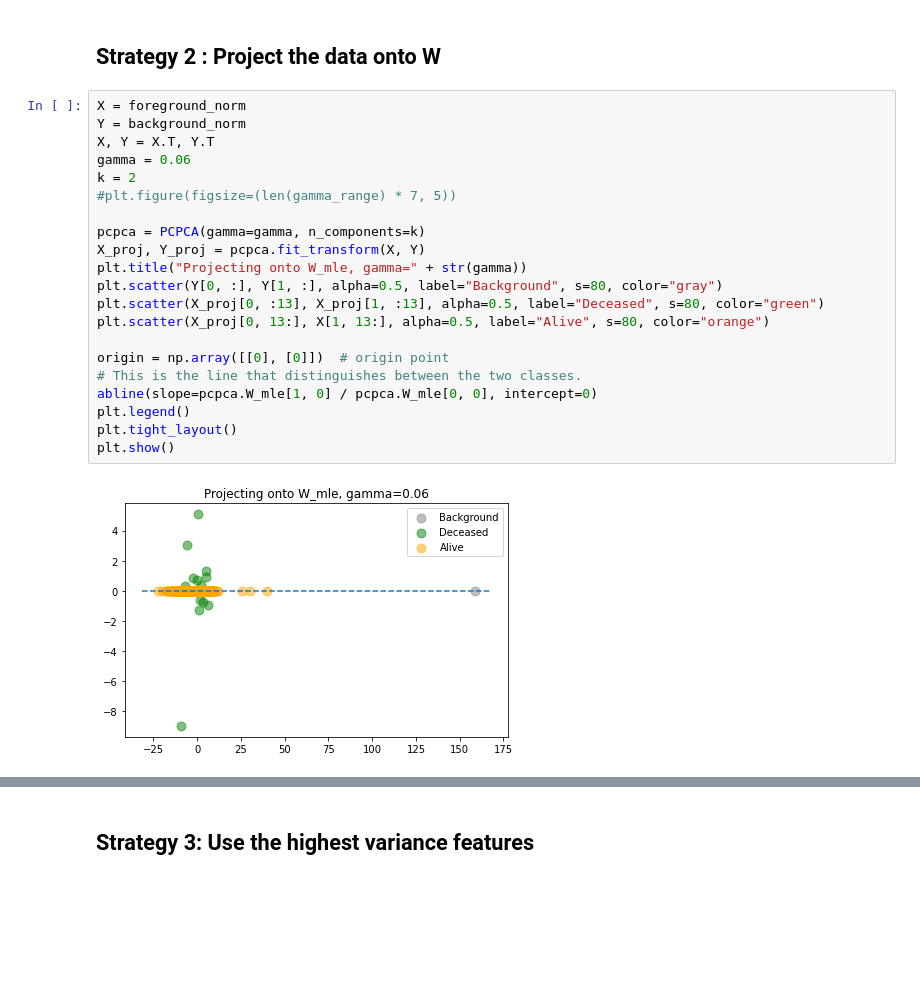
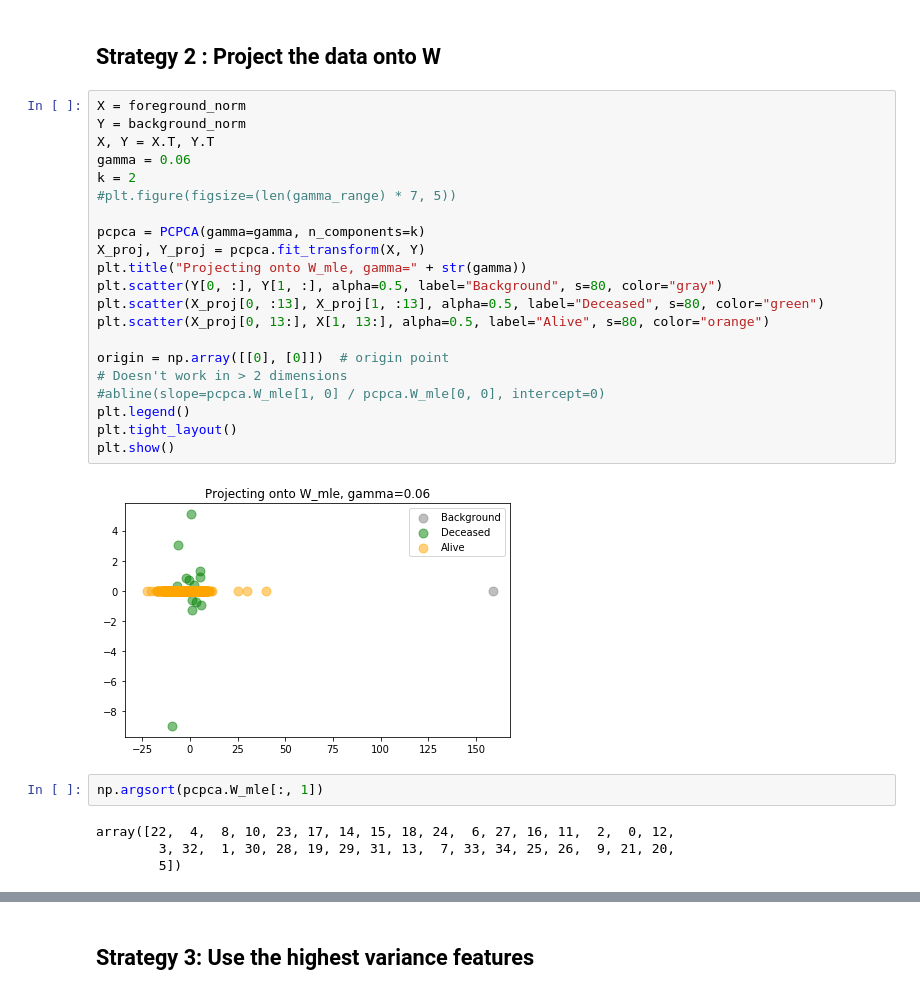
Before and after one commit to ArpiS/nested-policy-rl, a Jupyter notebook: pcpca/pcpca_covid.ipynb, the cells around one changed output, grey strips where cells are left out. Cells and saved outputs as stored; diff of their text form; blank space fills up the shorter version.

```diff
--- a/pcpca/pcpca_covid.ipynb
+++ b/pcpca/pcpca_covid.ipynb
@@ -466,23 +468,29 @@ Gamma: 0.06 MSE: 0.02131817331392175
 # %%
 X = foreground_norm
 Y = background_norm
 X, Y = X.T, Y.T
 gamma = 0.06
 k = 2
 #plt.figure(figsize=(len(gamma_range) * 7, 5))
 
 pcpca = PCPCA(gamma=gamma, n_components=k)
 X_proj, Y_proj = pcpca.fit_transform(X, Y)
 plt.title("Projecting onto W_mle, gamma=" + str(gamma))
 plt.scatter(Y[0, :], Y[1, :], alpha=0.5, label="Background", s=80, color="gray")
 plt.scatter(X_proj[0, :13], X_proj[1, :13], alpha=0.5, label="Deceased", s=80, color="green")
 plt.scatter(X_proj[0, 13:], X[1, 13:], alpha=0.5, label="Alive", s=80, color="orange")
 
 origin = np.array([[0], [0]])  # origin point
-# This is the line that distinguishes between the two classes.
-abline(slope=pcpca.W_mle[1, 0] / pcpca.W_mle[0, 0], intercept=0)
+# Doesn't work in > 2 dimensions
+#abline(slope=pcpca.W_mle[1, 0] / pcpca.W_mle[0, 0], intercept=0)
 plt.legend()
 plt.tight_layout()
 plt.show()
 # %% [output]
-[figure, old version]
+[figure, new version]
+# %%
+np.argsort(pcpca.W_mle[:, 1])
+# %% [output]
+array([22,  4,  8, 10, 23, 17, 14, 15, 18, 24,  6, 27, 16, 11,  2,  0, 12,
+        3, 32,  1, 30, 28, 19, 29, 31, 13,  7, 33, 34, 25, 26,  9, 21, 20,
+        5])
```
Also changed, not shown: parts of 6 cells of this notebook, 1 other file.
